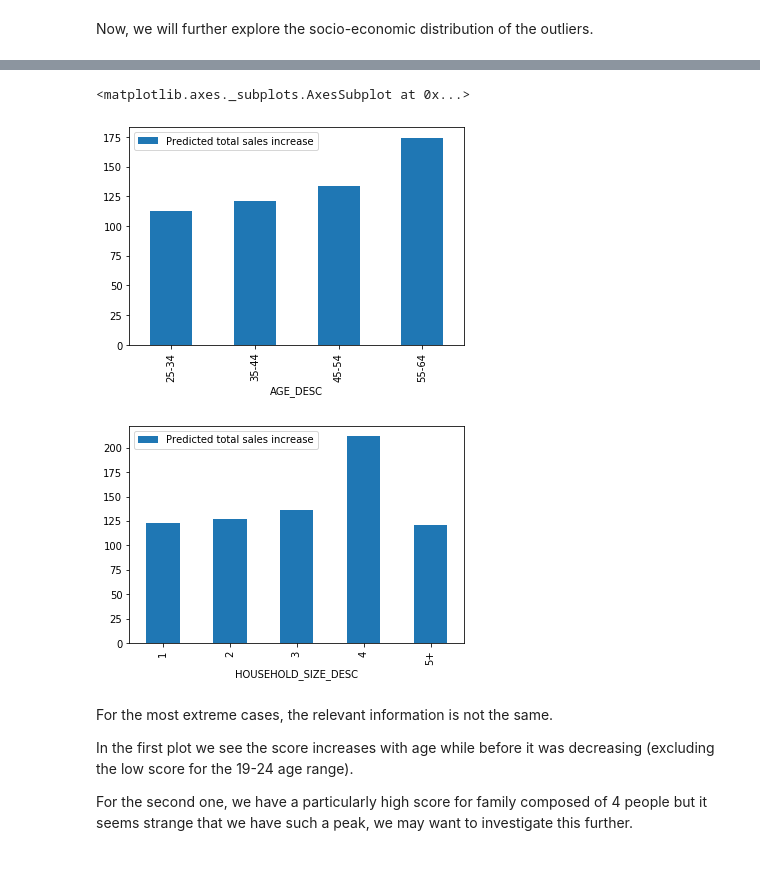
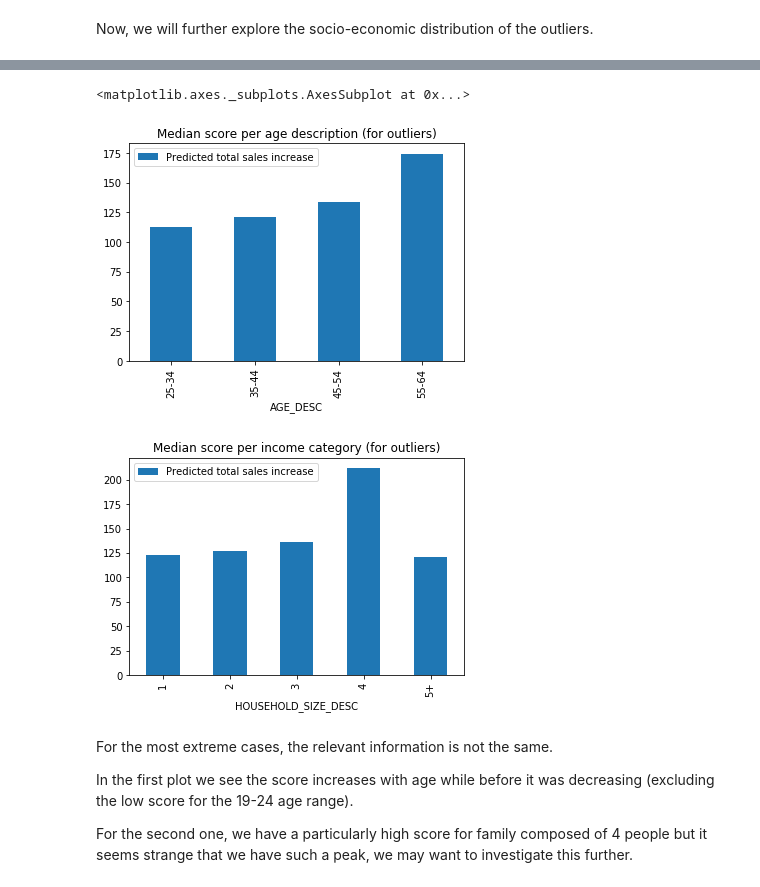
Before and after one commit to dhruti96shah/ada_project_pinkfluffybunnies, a Jupyter notebook: ada project.ipynb, the cells around one changed output, grey strips where cells are left out. Saved outputs shown, nothing was run; the diff lists cells and outputs as text; code cells hidden in the pictures.

```diff
--- a/ada project.ipynb
+++ b/ada project.ipynb
@@ -618,12 +619,12 @@ positive_outliers.head()
 # %%
 #Comparing the median score per category for each categorical demographic entry
 #PS: there are many positive indicators such as being single with no children
-positive_outliers.groupby('AGE_DESC').median()[['Predicted total sales increase']].plot.bar(y='Predicted total sales increase')
-positive_outliers.groupby('HOUSEHOLD_SIZE_DESC').median()[['Predicted total sales increase']].plot.bar(y='Predicted total sales increase')
+positive_outliers.groupby('AGE_DESC').median()[['Predicted total sales increase']].plot.bar(y='Predicted total sales increase', title='Median score per age description (for outliers)')
+positive_outliers.groupby('HOUSEHOLD_SIZE_DESC').median()[['Predicted total sales increase']].plot.bar(y='Predicted total sales increase', title='Median score per income category (for outliers)')
 # %% [output]
 <matplotlib.axes._subplots.AxesSubplot at 0x...>
-[figure, old version]
+[figure, new version]
-[figure, old version]
+[figure, new version]
 # %% [markdown]
 For the most extreme cases, the relevant information is not the same.
 
```
Also changed, not shown: parts of 2 cells of this notebook.
